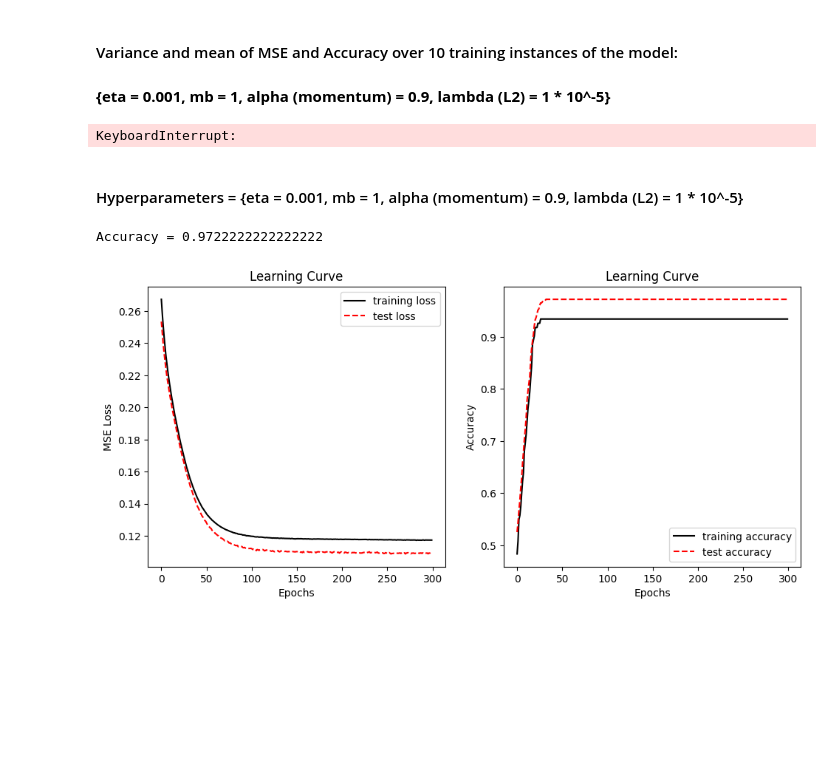
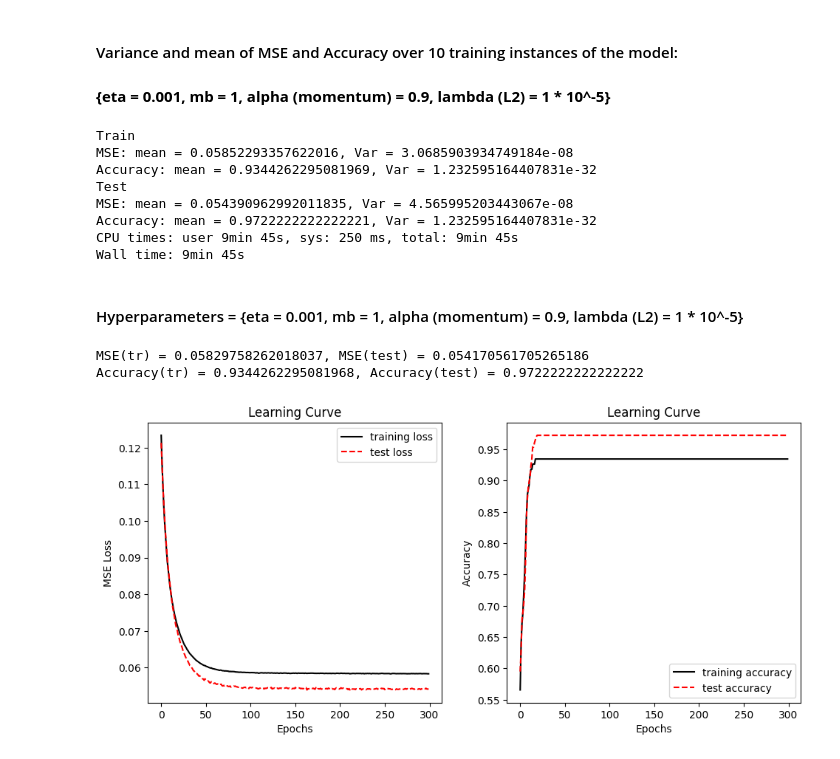
Before and after one commit to Nsivaa/ML, a Jupyter notebook: project/MONK_notebook.ipynb, the cells around one changed output. Drawn from its saved outputs; the diff is of its cells as text; code cells hidden in the pictures; blank space fills up the shorter version.

Commit message:
final run MONK

```diff
--- a/project/MONK_notebook.ipynb
+++ b/project/MONK_notebook.ipynb
@@ -404,7 +406,7 @@ params={
     "eta" : 0.001,
     "mb" : 1,
     "momentum" : 0.9,
-    "epochs" : 300,
+    "epochs" : epochs,
     "clip_value" : None,
     "hid_act_fun" : "tanh",
     "out_act_fun" : "sigmoid",
@@ -444,7 +446,14 @@ print("Test")
 print(f"MSE: mean = {np.mean(test_errors[:,-1])}, Var = {np.var(test_errors[:,-1])}")
 print(f"Accuracy: mean = {np.mean(acc_test_errors[:,-1])}, Var = {np.var(acc_test_errors[:,-1])}")
 # %% [output]
-KeyboardInterrupt:
+Train
+MSE: mean = 0.05852293357622016, Var = 3.0685903934749184e-08
+Accuracy: mean = 0.9344262295081969, Var = 1.232595164407831e-32
+Test
+MSE: mean = 0.054390962992011835, Var = 4.565995203443067e-08
+Accuracy: mean = 0.9722222222222221, Var = 1.232595164407831e-32
+CPU times: user 9min 45s, sys: 250 ms, total: 9min 45s
+Wall time: 9min 45s
 # %% [markdown]
 #### Hyperparameters = {eta = 0.001, mb = 1, alpha (momentum) = 0.9, lambda (L2) = 1 * 10^-5}
 # %%
@@ -462,35 +471,36 @@ params={
     "lasso_lambda": None,
     "decay_max_steps": None,
     "decay_min_value": None
 }
 
 fig,axs = plt.subplots(1,2,figsize=(10,5))
 col_names = ["Class", "a1", "a2", "a3", "a4", "a5", "a6", "ID"]
 
 tr_data = pd.read_csv("../monk+s+problems/monks-3.train", sep =" ",  names = col_names)
 test_data = pd.read_csv("../monk+s+problems/monks-3.test", sep =" ",  names = col_names)
 
 
 #creazione rete
 tr = process_monk_data(tr_data)
 test = process_monk_data(test_data)
 net = NeuralNetwork()
 
 n_inputs = tr.shape[1] - 2
 net.add_input_layer(n_inputs)
 net.add_hidden_layer(n_inputs, 4)
 net.add_output_layer(4, 1)
 
 #training
-test_error,training_error,acc_test,acc_train=net.train(tr,params,test_data=test,type="monk",outFun2="accuracy")
-print(f"Accuracy = {acc_test[-1]}")
+test_error,training_error,acc_test,acc_train=net.train(tr,params,test_data=test,outFun2="accuracy",type="monk")
+print(f"MSE(tr) = {training_error[-1]}, MSE(test) = {test_error[-1]}")
+print(f"Accuracy(tr) = {acc_train[-1]}, Accuracy(test) = {acc_test[-1]}")
 
 plot_loss_Monk(training_error,"mse",axs[0],test_losses=test_error)
 plot_loss_Monk(acc_train,"acc",axs[1],test_losses=acc_test)
 
-
 fig.tight_layout(pad=2.0)
 plt.show()
 # %% [output]
-Accuracy = 0.9722222222222222
+MSE(tr) = 0.05829758262018037, MSE(test) = 0.054170561705265186
+Accuracy(tr) = 0.9344262295081968, Accuracy(test) = 0.9722222222222222
-[figure, old version]
+[figure, new version]
```
Also changed, not shown: parts of 7 cells of this notebook.
